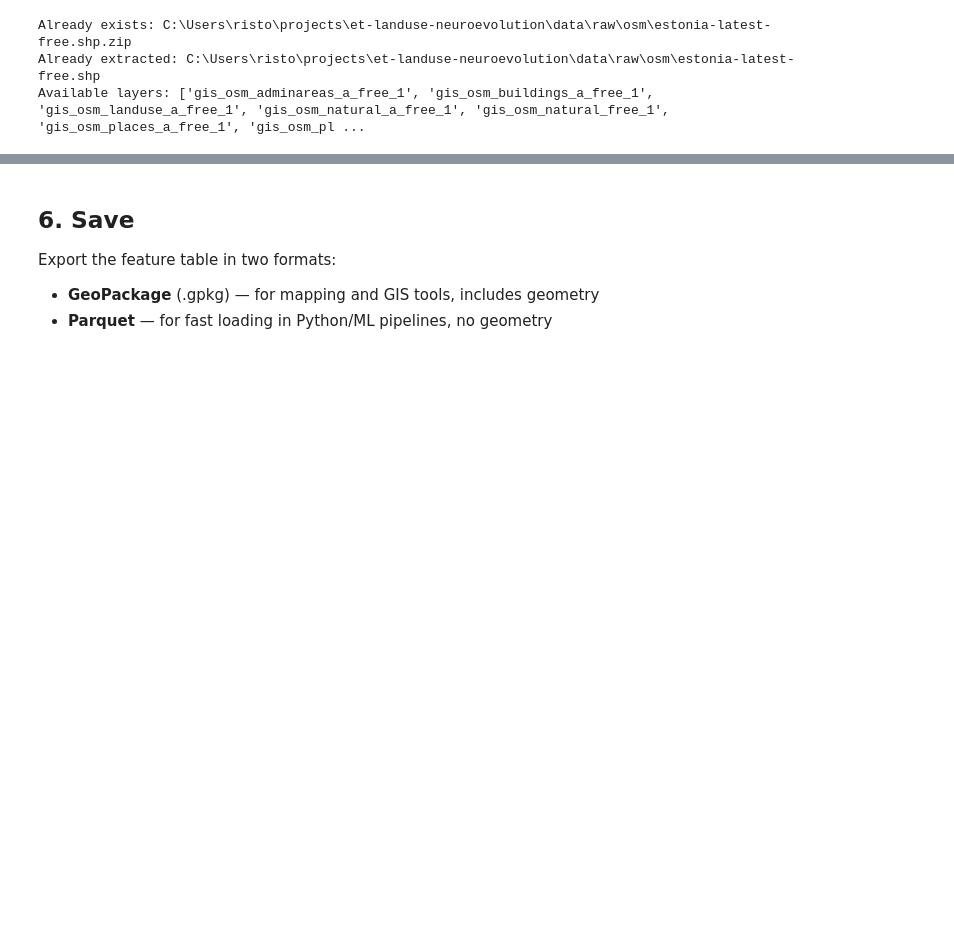
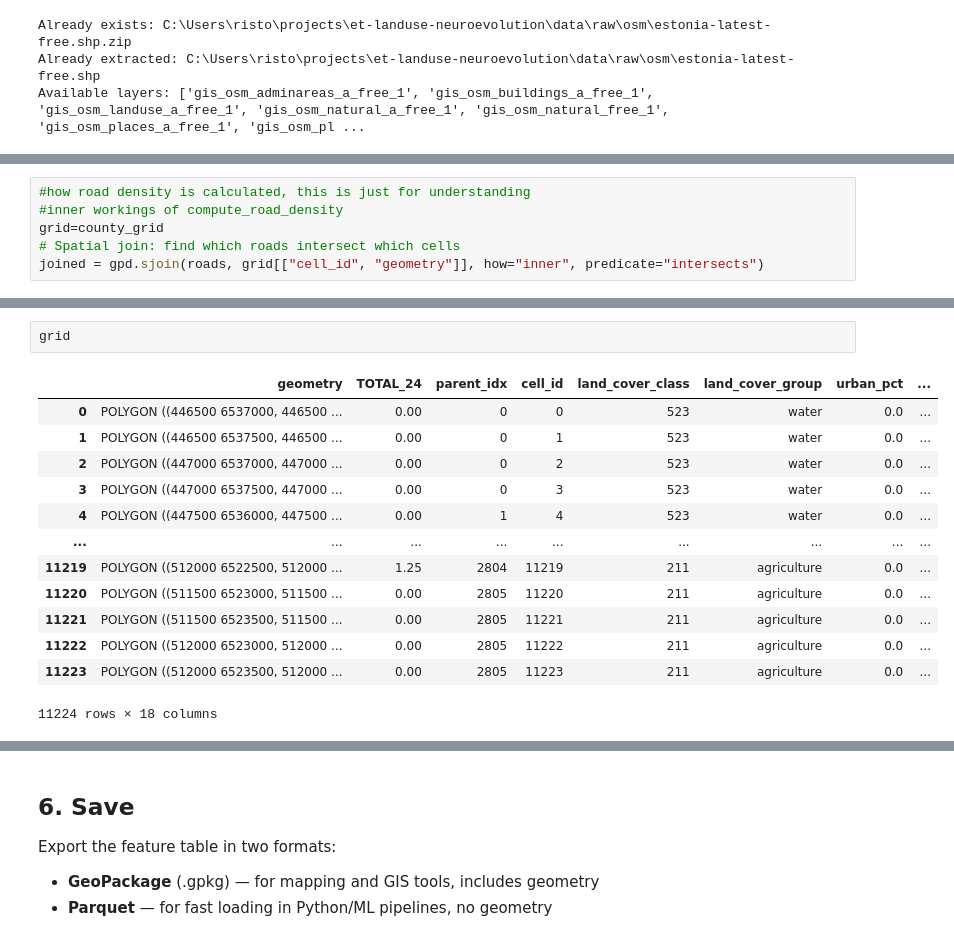
Before and after one commit to RRisto/et-landuse, a Jupyter notebook: notebooks/01_collect_datasets.ipynb, the cells around one changed output, grey strips where cells are left out. Cells and saved outputs as stored; diff of their text form; blank space fills up the shorter version.

```diff
--- a/notebooks/01_collect_datasets.ipynb
+++ b/notebooks/01_collect_datasets.ipynb
@@ -231,0 +249,6 @@ Road density: mean=1.40 km/cell, max=36.2
+# %%
+#how road density is calculated, this is just for understanding
+#inner workings of compute_road_density
+grid=county_grid
+# Spatial join: find which roads intersect which cells
+joined = gpd.sjoin(roads, grid[["cell_id", "geometry"]], how="inner", predicate="intersects")
@@ -232,3 +277,19 @@ Road density: mean=1.40 km/cell, max=36.2
+# %%
+grid
+# %% [output]
+|  | geometry | TOTAL_24 | parent_idx | cell_id | land_cover_class | land_cover_group | urban_pct | ... |
+| 0 | POLYGON ((446500 6537000, 446500 ... | 0.00 | 0 | 0 | 523 | water | 0.0 | ... |
+| 1 | POLYGON ((446500 6537500, 446500 ... | 0.00 | 0 | 1 | 523 | water | 0.0 | ... |
+| 2 | POLYGON ((447000 6537000, 447000 ... | 0.00 | 0 | 2 | 523 | water | 0.0 | ... |
+| 3 | POLYGON ((447000 6537500, 447000 ... | 0.00 | 0 | 3 | 523 | water | 0.0 | ... |
+| 4 | POLYGON ((447500 6536000, 447500 ... | 0.00 | 1 | 4 | 523 | water | 0.0 | ... |
+| ... | ... | ... | ... | ... | ... | ... | ... | ... |
+| 11219 | POLYGON ((512000 6522500, 512000 ... | 1.25 | 2804 | 11219 | 211 | agriculture | 0.0 | ... |
+| 11220 | POLYGON ((511500 6523000, 511500 ... | 0.00 | 2805 | 11220 | 211 | agriculture | 0.0 | ... |
+| 11221 | POLYGON ((511500 6523500, 511500 ... | 0.00 | 2805 | 11221 | 211 | agriculture | 0.0 | ... |
+| 11222 | POLYGON ((512000 6523000, 512000 ... | 0.00 | 2805 | 11222 | 211 | agriculture | 0.0 | ... |
+| 11223 | POLYGON ((512000 6523500, 512000 ... | 0.00 | 2805 | 11223 | 211 | agriculture | 0.0 | ... |
+11224 rows × 18 columns
 # %%
 # Building count (proxy for settlement intensity)
 buildings_file = next((f for f in shp_files if 'buildings' in f.stem.lower()), None)
```
Also changed, not shown: parts of 14 cells of this notebook, 20 other files.
